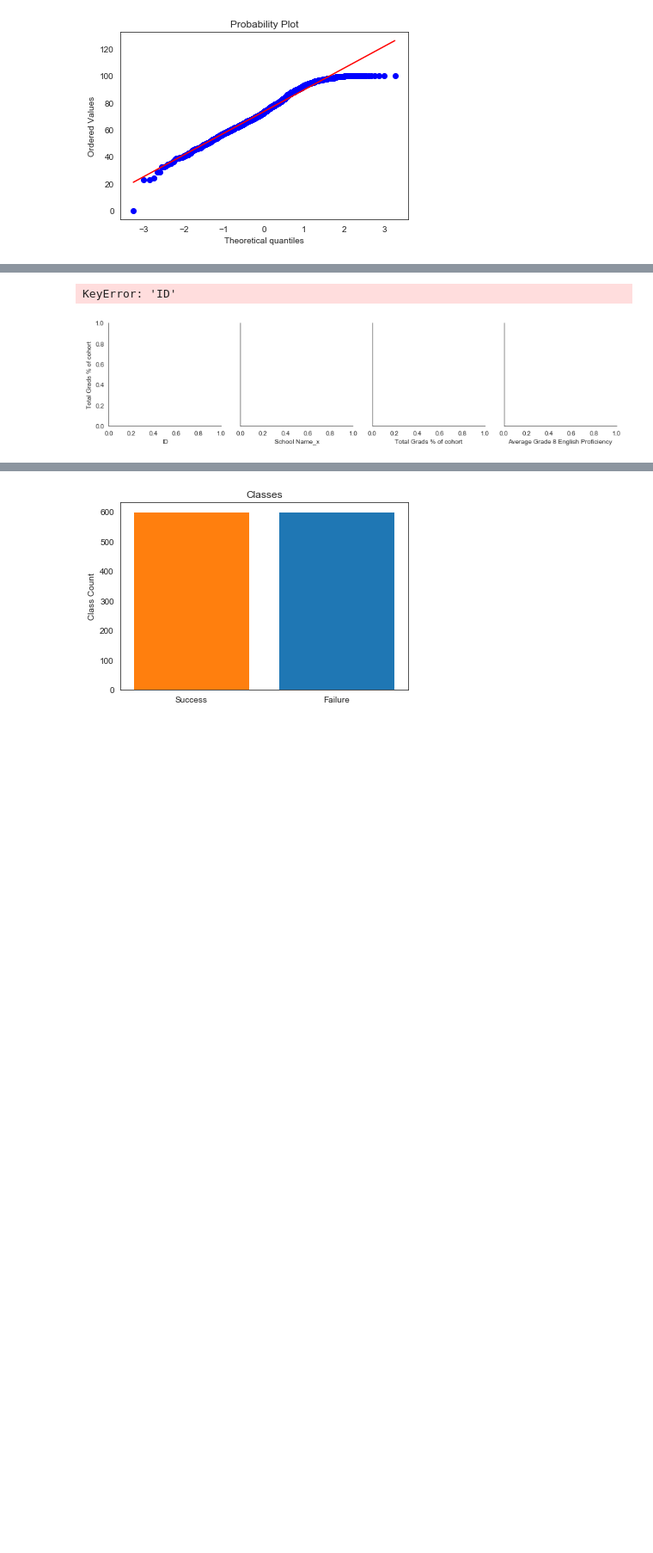
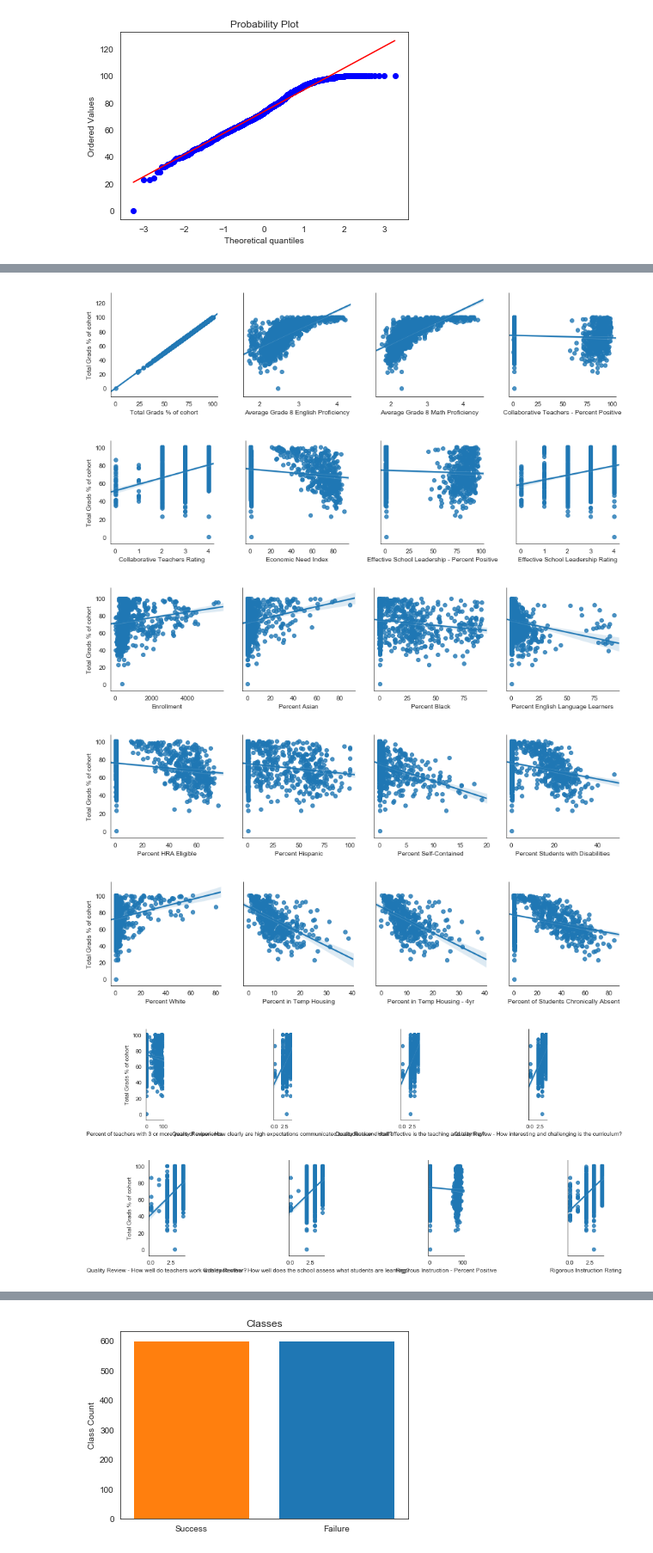
Before and after one commit to markabrennan/NYC-HS-Success, a Jupyter notebook: NYC-HS-Success-EDA+Model.ipynb, the cells around one changed output, grey strips where cells are left out. Shown at 86% size. Drawn from its saved outputs; the diff is of its cells as text; code cells hidden in the pictures; blank space fills up the shorter version.

```diff
--- a/NYC-HS-Success-EDA+Model.ipynb
+++ b/NYC-HS-Success-EDA+Model.ipynb
@@ -421,7 +399,18 @@ df = df_merged[features]
 # %%
+features = list(df_merged.columns.values)[2:]
+
+#break the colums into groups to plot 4 on a row at a time
+n = 4
+row_groups= [features[i:i+n] for i in range(0, len(features), n) ]
+
 # create scatter plots for every independent variable vs. our target variable
 for i in row_groups:
-    pp = sns.pairplot(data=df, y_vars=['Total Grads % of cohort'],x_vars=i, kind="reg", height=3)
+    pp = sns.pairplot(data=df_merged, y_vars=['Total Grads % of cohort'],x_vars=i, kind="reg", height=3)
 # %% [output]
-KeyError: 'ID'
-[figure, old version]
+[figure, new version]
+[figure, added]
+[figure, added]
+[figure, added]
+[figure, added]
+[figure, added]
+[figure, added]
```
Also changed, not shown: parts of 22 cells of this notebook.
